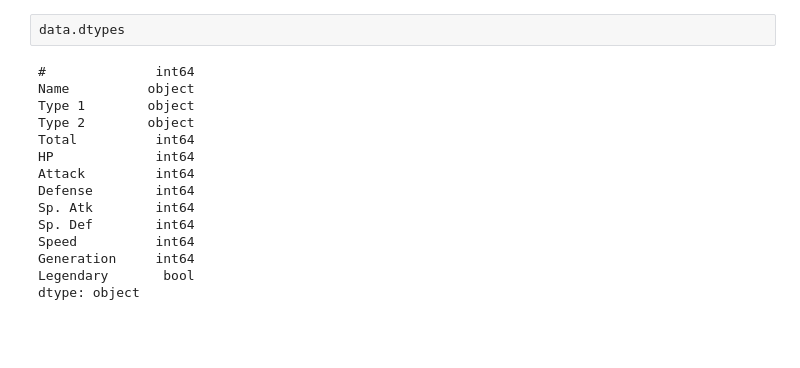
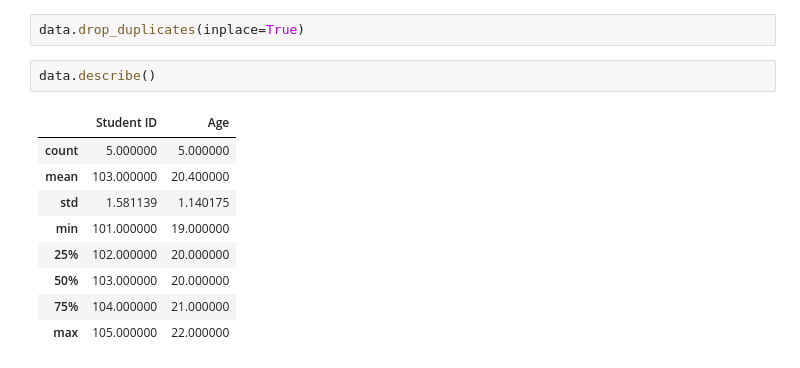
Before and after one commit to CappyCap17/dataSciExp, a Jupyter notebook: DS_Exp3.ipynb, the cells around one changed output. Cells and saved outputs as stored; diff of their text form; blank space fills up the shorter version.

```diff
--- a/DS_Exp3.ipynb
+++ b/DS_Exp3.ipynb
@@ -58,17 +33,14 @@ memory usage: 75.9+ KB
+# %%
+data.drop_duplicates(inplace=True)
 # %%
-data.dtypes
+data.describe()
 # %% [output]
-#              int64
-Name          object
-Type 1        object
-Type 2        object
-Total          int64
-HP             int64
-Attack         int64
-Defense        int64
-Sp. Atk        int64
-Sp. Def        int64
-Speed          int64
-Generation     int64
-Legendary       bool
-dtype: object
+|  | Student ID | Age |
+| count | 5.000000 | 5.000000 |
+| mean | 103.000000 | 20.400000 |
+| std | 1.581139 | 1.140175 |
+| min | 101.000000 | 19.000000 |
+| 25% | 102.000000 | 20.000000 |
+| 50% | 103.000000 | 20.000000 |
+| 75% | 104.000000 | 21.000000 |
+| max | 105.000000 | 22.000000 |
```
Also changed, not shown: parts of 20 cells of this notebook.
